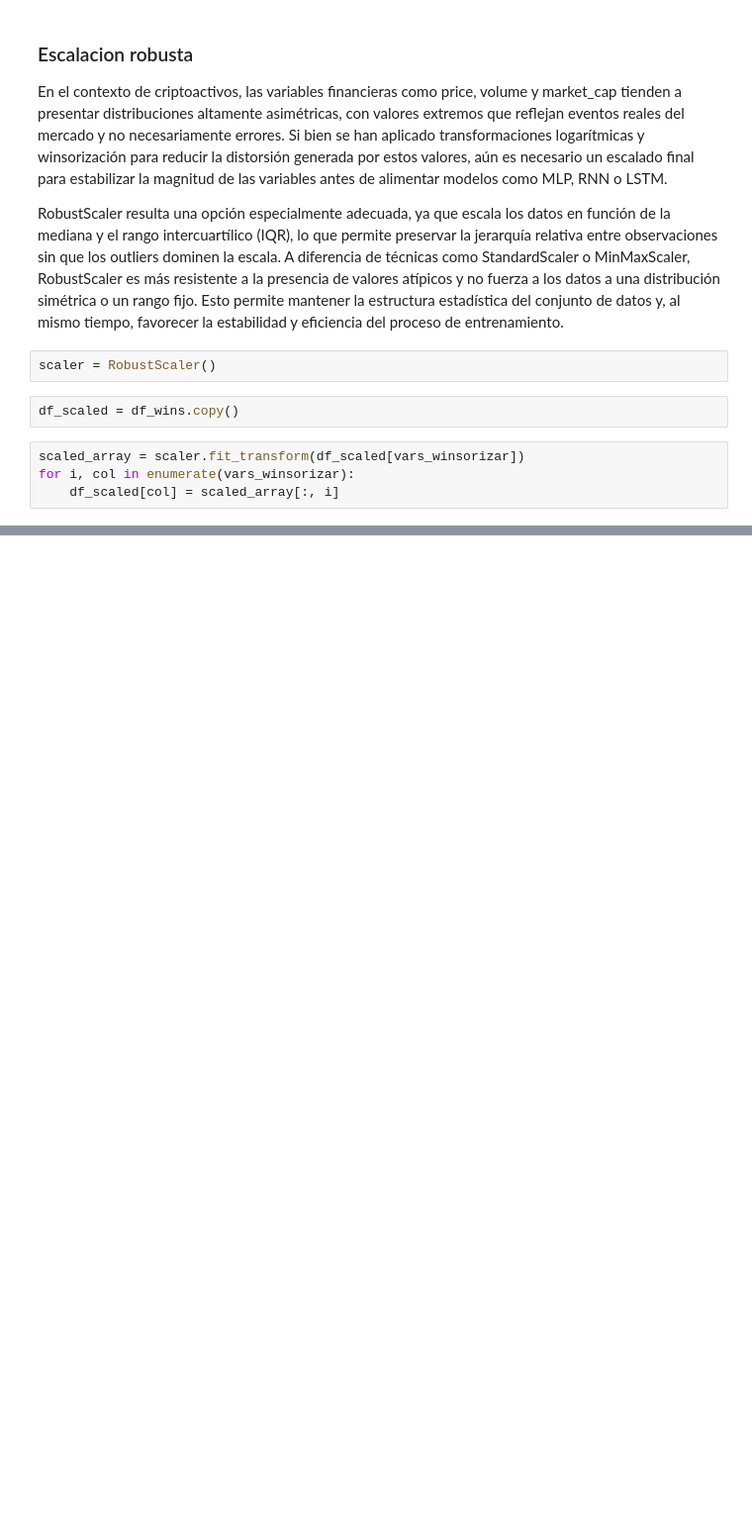
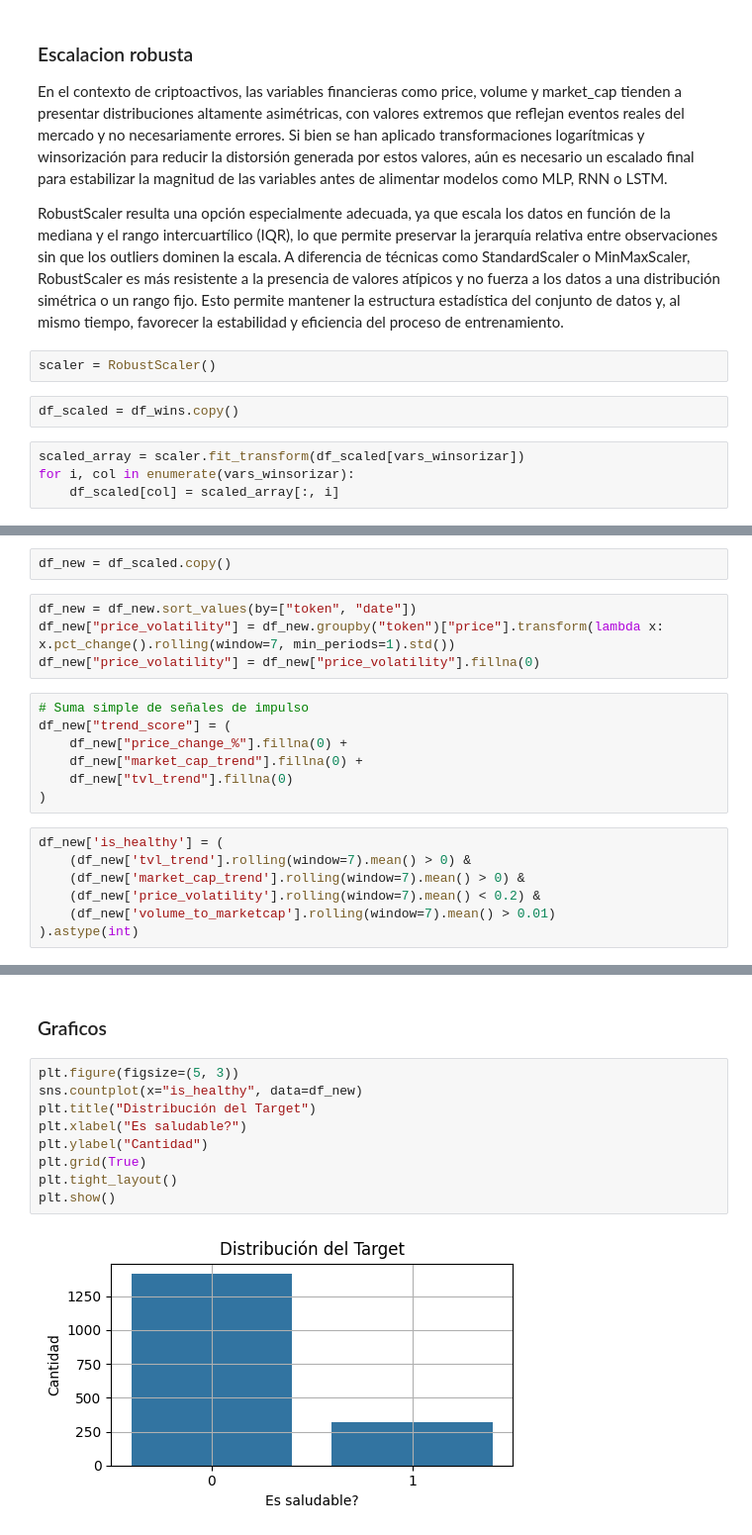
Before and after one commit to Turppie/TP-Machine-Learning, a Jupyter notebook: code/re-rework-preprocesamiento.ipynb, the cells around one changed output, grey strips where cells are left out. Shown at 99% size. Cells and saved outputs as stored; diff of their text form; blank space fills up the shorter version.

```diff
--- a/code/re-rework-preprocesamiento.ipynb
+++ b/code/re-rework-preprocesamiento.ipynb
@@ -304,0 +307,20 @@ for i, col in enumerate(vars_winsorizar):
+# %%
+df_new = df_scaled.copy()
+# %%
+df_new = df_new.sort_values(by=["token", "date"])
+df_new["price_volatility"] = df_new.groupby("token")["price"].transform(lambda x: x.pct_change().rolling(window=7, min_periods=1).std())
+df_new["price_volatility"] = df_new["price_volatility"].fillna(0)
+# %%
+# Suma simple de señales de impulso
+df_new["trend_score"] = (
+    df_new["price_change_%"].fillna(0) +
+    df_new["market_cap_trend"].fillna(0) +
+    df_new["tvl_trend"].fillna(0)
+)
+# %%
+df_new['is_healthy'] = (
+    (df_new['tvl_trend'].rolling(window=7).mean() > 0) &
+    (df_new['market_cap_trend'].rolling(window=7).mean() > 0) &
+    (df_new['price_volatility'].rolling(window=7).mean() < 0.2) &
+    (df_new['volume_to_marketcap'].rolling(window=7).mean() > 0.01)
+).astype(int)
@@ -304,0 +338,13 @@ for i, col in enumerate(vars_winsorizar):
+# %% [markdown]
+### Graficos
+# %%
+plt.figure(figsize=(5, 3))
+sns.countplot(x="is_healthy", data=df_new)
+plt.title("Distribución del Target")
+plt.xlabel("Es saludable?")
+plt.ylabel("Cantidad")
+plt.grid(True)
+plt.tight_layout()
+plt.show()
+# %% [output]
+[figure, added]
```
Also changed, not shown: parts of 13 cells of this notebook, 4 other files.
